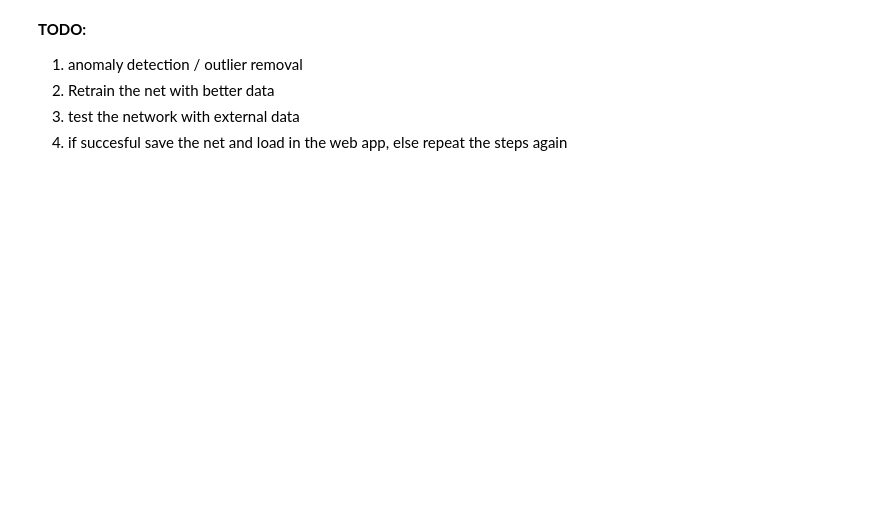
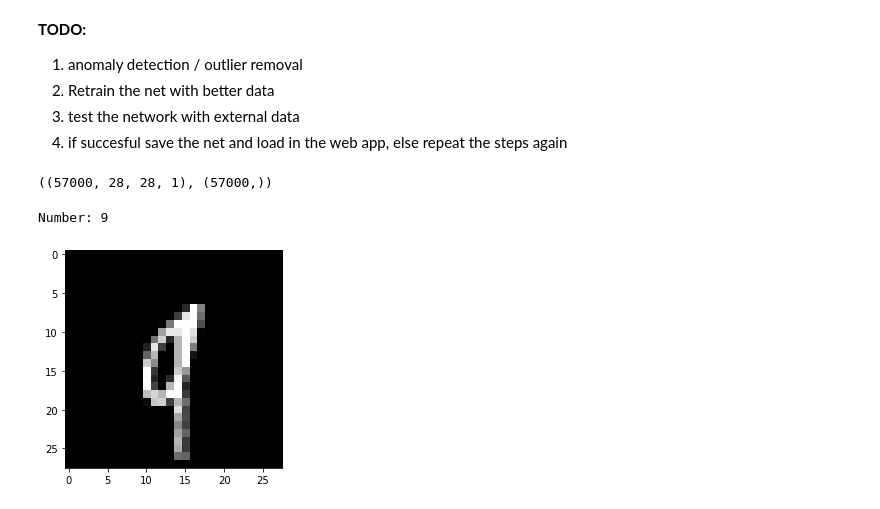
Before and after one commit to anaximeno/Which-Digit, a Jupyter notebook: training_the_model.ipynb, the cells around one changed output. Cells and saved outputs as stored; diff of their text form; code cells hidden in the pictures; blank space fills up the shorter version.

```diff
--- a/training_the_model.ipynb
+++ b/training_the_model.ipynb
@@ -133,0 +162,17 @@ array([[ 978,    0,    0,    0,    0,    0,    1,    1,    0,    0],
+# %%
+p_train_logits = model.predict(X_train)
+# %%
+def clean_dataset(X, y, y_pred_logits, clean_percent: float = 0.1):
+    N_TO_REMOVE = round(X.shape[0] * clean_percent)
+    max_accuracies_array = np.array(y_pred_logits.max(axis=1))
+    X_ = X.tolist()
+    y_ = y.tolist()
+    all_concat = list(zip(X_, y_, max_accuracies_array.tolist()))
+    all_concat.sort(key=lambda x: x[2])
+    X_new, y_new, _ = zip(*all_concat[N_TO_REMOVE:])
+    return np.array(X_new), np.array(y_new)
+# %%
+X_train_clean, y_train_clean = clean_dataset(X_train.numpy(), y_train, p_train_logits, 0.05)
+X_train_clean.shape, y_train_clean.shape
+# %% [output]
+((57000, 28, 28, 1), (57000,))
@@ -133,0 +181,5 @@ array([[ 978,    0,    0,    0,    0,    0,    1,    1,    0,    0],
+# %%
+plot_img(X_train_clean[n], y_train_clean[n])
+# %% [output]
+Number: 9
+[figure, added]
```
Also changed, not shown: parts of 27 cells of this notebook.
